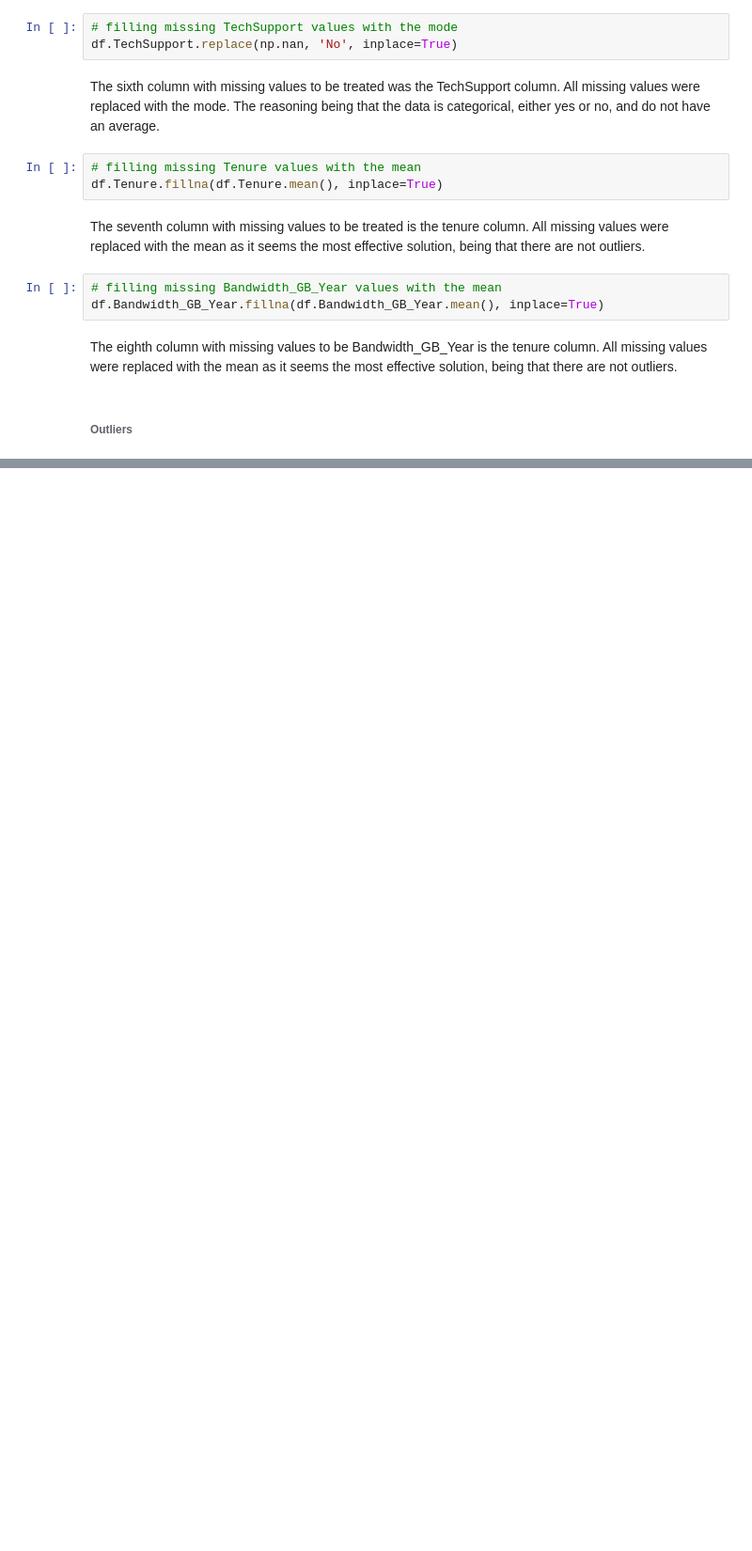
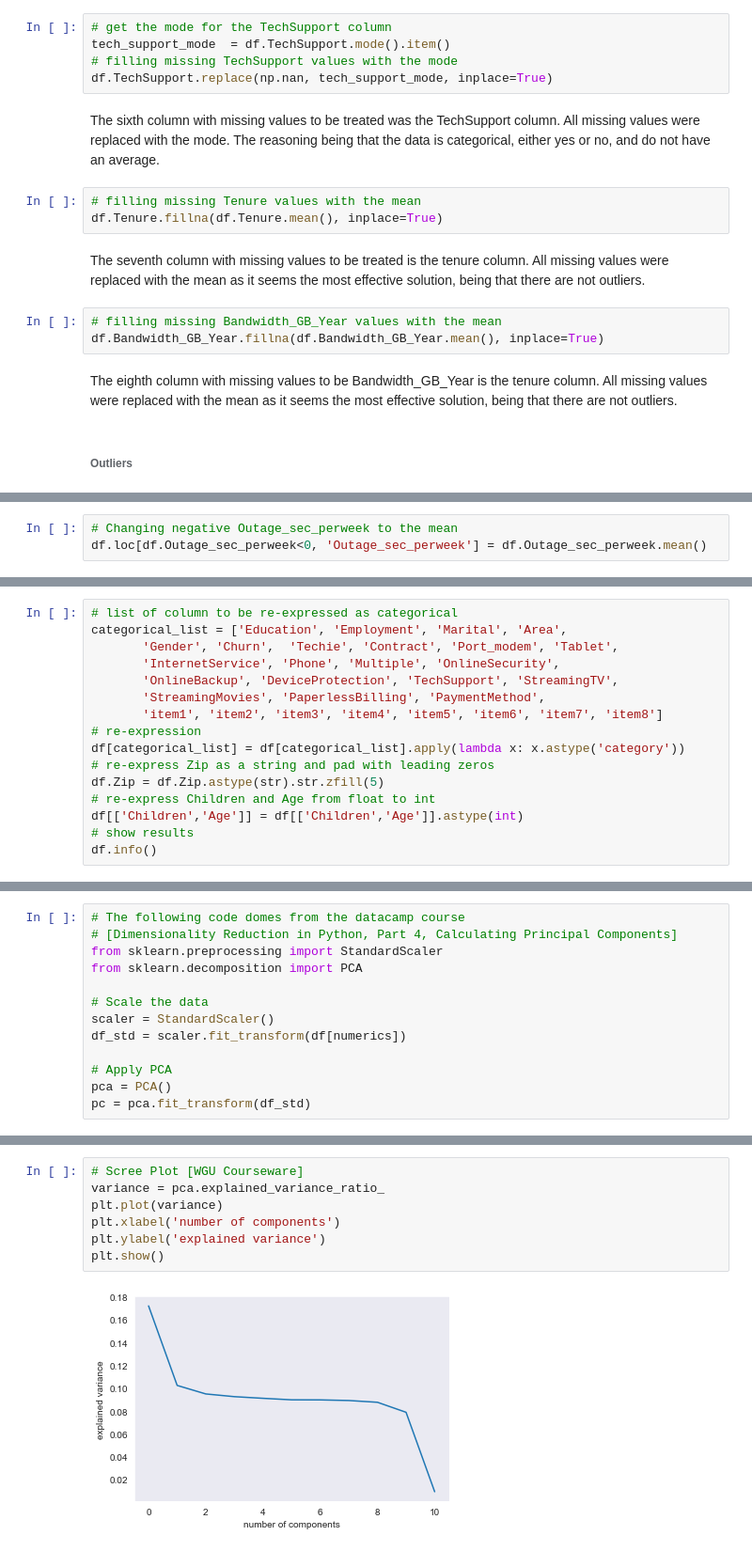
Before and after one commit to codekorn/WGU, a Jupyter notebook: D206/D206 Assignment.ipynb, the cells around one changed output, grey strips where cells are left out. Shown at 94% size. Saved outputs shown, nothing was run; the diff lists cells and outputs as text; blank space fills up the shorter version.

```diff
--- a/D206/D206 Assignment.ipynb
+++ b/D206/D206 Assignment.ipynb
@@ -1784,6 +1783,8 @@ Name: TechSupport, dtype: object
 # %%
+# get the mode for the TechSupport column
+tech_support_mode  = df.TechSupport.mode().item()
 # filling missing TechSupport values with the mode
-df.TechSupport.replace(np.nan, 'No', inplace=True)
+df.TechSupport.replace(np.nan, tech_support_mode, inplace=True)
 # %% [markdown]
 The sixth column with missing values to be treated was the TechSupport column. All missing values were replaced with the mode. The reasoning being that the data is categorical, either yes or no, and do not have an average.
 # %%
@@ -1802,0 +1802,3 @@ No changes were made to the data to fix the outliers.
+# %%
+# Changing negative Outage_sec_perweek to the mean
+df.loc[df.Outage_sec_perweek<0, 'Outage_sec_perweek'] = df.Outage_sec_perweek.mean()
@@ -1802,0 +1809,16 @@ No changes were made to the data to fix the outliers.
+# %%
+# list of column to be re-expressed as categorical
+categorical_list = ['Education', 'Employment', 'Marital', 'Area',
+       'Gender', 'Churn',  'Techie', 'Contract', 'Port_modem', 'Tablet',
+       'InternetService', 'Phone', 'Multiple', 'OnlineSecurity',
+       'OnlineBackup', 'DeviceProtection', 'TechSupport', 'StreamingTV',
+       'StreamingMovies', 'PaperlessBilling', 'PaymentMethod',
+       'item1', 'item2', 'item3', 'item4', 'item5', 'item6', 'item7', 'item8']
+# re-expression
+df[categorical_list] = df[categorical_list].apply(lambda x: x.astype('category'))
+# re-express Zip as a string and pad with leading zeros
+df.Zip = df.Zip.astype(str).str.zfill(5)
+# re-express Children and Age from float to int
+df[['Children','Age']] = df[['Children','Age']].astype(int)
+# show results
+df.info()
@@ -1802,0 +1989,13 @@ No changes were made to the data to fix the outliers.
+# %%
+# The following code domes from the datacamp course
+# [Dimensionality Reduction in Python, Part 4, Calculating Principal Components]
+from sklearn.preprocessing import StandardScaler
+from sklearn.decomposition import PCA
+
+# Scale the data
+scaler = StandardScaler()
+df_std = scaler.fit_transform(df[numerics])
+
+# Apply PCA
+pca = PCA()
+pc = pca.fit_transform(df_std)
@@ -1802,0 +2004,9 @@ No changes were made to the data to fix the outliers.
+# %%
+# Scree Plot [WGU Courseware]
+variance = pca.explained_variance_ratio_
+plt.plot(variance)
+plt.xlabel('number of components')
+plt.ylabel('explained variance')
+plt.show()
+# %% [output]
+[figure, added]
```
Also changed, not shown: parts of 42 cells of this notebook, 1 other file.
